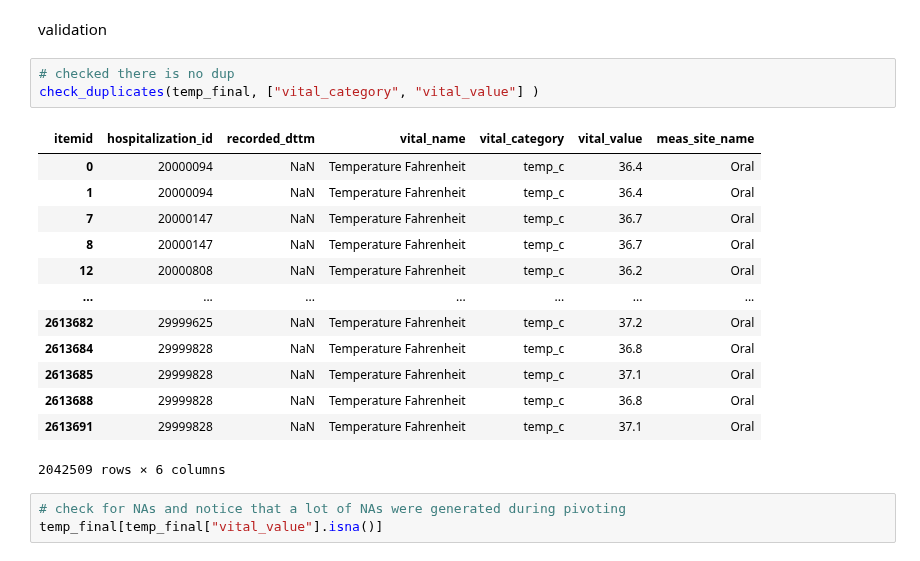
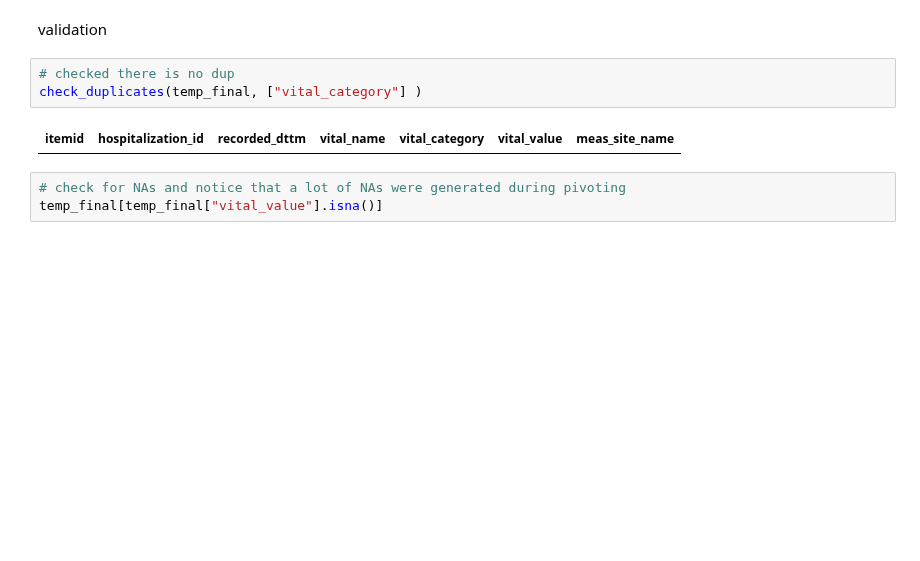
Before and after one commit to oldsandiaz/mimicclif, a Jupyter notebook: code/mimic-4.3.1-to-clif-2.0.ipynb, the cells around one changed output. Cells and saved outputs as stored; diff of their text form; blank space fills up the shorter version.

Commit message:
looked into vitals dups issue

```diff
--- a/code/mimic-4.3.1-to-clif-2.0.ipynb
+++ b/code/mimic-4.3.1-to-clif-2.0.ipynb
@@ -1476,21 +1510,9 @@ temp_final
 validation
 # %%
 # checked there is no dup
-check_duplicates(temp_final, ["vital_category",	"vital_value"] )
+check_duplicates(temp_final, ["vital_category"] )
 # %% [output]
 | itemid | hospitalization_id | recorded_dttm | vital_name | vital_category | vital_value | meas_site_name |
-| 0 | 20000094 | NaN | Temperature Fahrenheit | temp_c | 36.4 | Oral |
-| 1 | 20000094 | NaN | Temperature Fahrenheit | temp_c | 36.4 | Oral |
-| 7 | 20000147 | NaN | Temperature Fahrenheit | temp_c | 36.7 | Oral |
-| 8 | 20000147 | NaN | Temperature Fahrenheit | temp_c | 36.7 | Oral |
-| 12 | 20000808 | NaN | Temperature Fahrenheit | temp_c | 36.2 | Oral |
-| ... | ... | ... | ... | ... | ... | ... |
-| 2613682 | 29999625 | NaN | Temperature Fahrenheit | temp_c | 37.2 | Oral |
-| 2613684 | 29999828 | NaN | Temperature Fahrenheit | temp_c | 36.8 | Oral |
-| 2613685 | 29999828 | NaN | Temperature Fahrenheit | temp_c | 37.1 | Oral |
-| 2613688 | 29999828 | NaN | Temperature Fahrenheit | temp_c | 36.8 | Oral |
-| 2613691 | 29999828 | NaN | Temperature Fahrenheit | temp_c | 37.1 | Oral |
-2042509 rows × 6 columns
 # %%
 # check for NAs and notice that a lot of NAs were generated during pivoting
 temp_final[temp_final["vital_value"].isna()]
```
Also changed, not shown: parts of 28 cells of this notebook, 1 other file.
